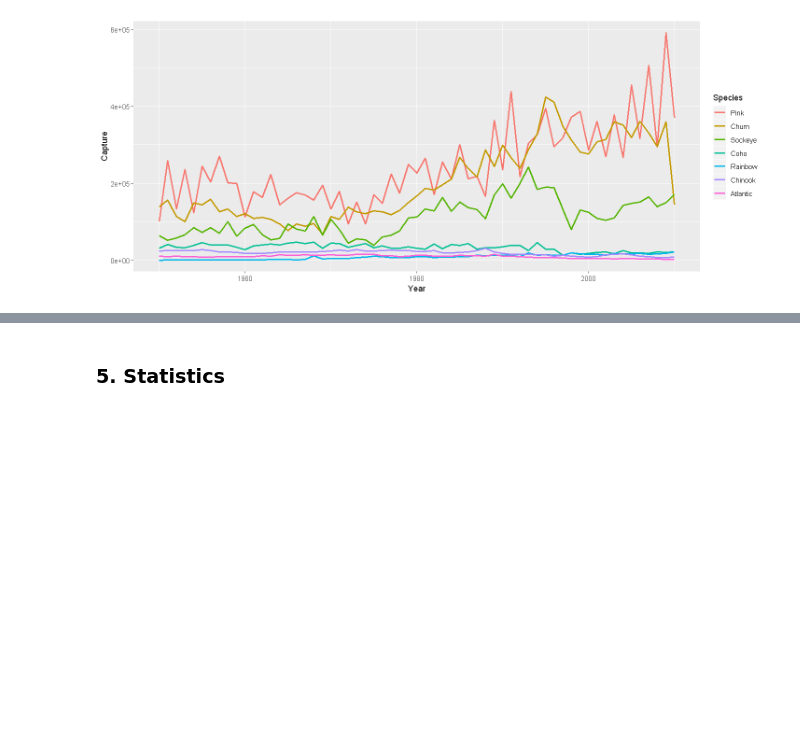
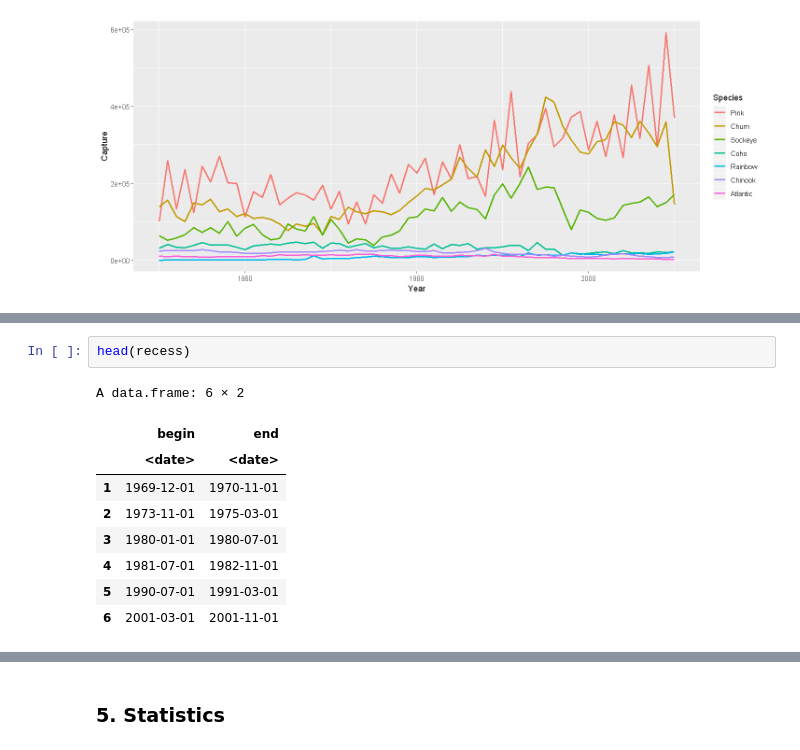
Before and after one commit to lnphng/Data-Analyst-with-R, a Jupyter notebook: 02.Visualization with ggplot2.ipynb, the cells around one changed output, grey strips where cells are left out. Saved outputs shown, nothing was run; the diff lists cells and outputs as text; blank space fills up the shorter version.

```diff
--- a/Visualization with ggplot2.ipynb
+++ b/02.Visualization with ggplot2.ipynb
@@ -486,0 +491,12 @@ ggplot(fish.tidy, aes(x = Year, y = Capture, color = Species )) +
+# %%
+head(recess)
+# %% [output]
+A data.frame: 6 × 2
+|  | begin | end |
+|  | <date> | <date> |
+| 1 | 1969-12-01 | 1970-11-01 |
+| 2 | 1973-11-01 | 1975-03-01 |
+| 3 | 1980-01-01 | 1980-07-01 |
+| 4 | 1981-07-01 | 1982-11-01 |
+| 5 | 1990-07-01 | 1991-03-01 |
+| 6 | 2001-03-01 | 2001-11-01 |
```
Also changed, not shown: parts of 3 cells of this notebook.
